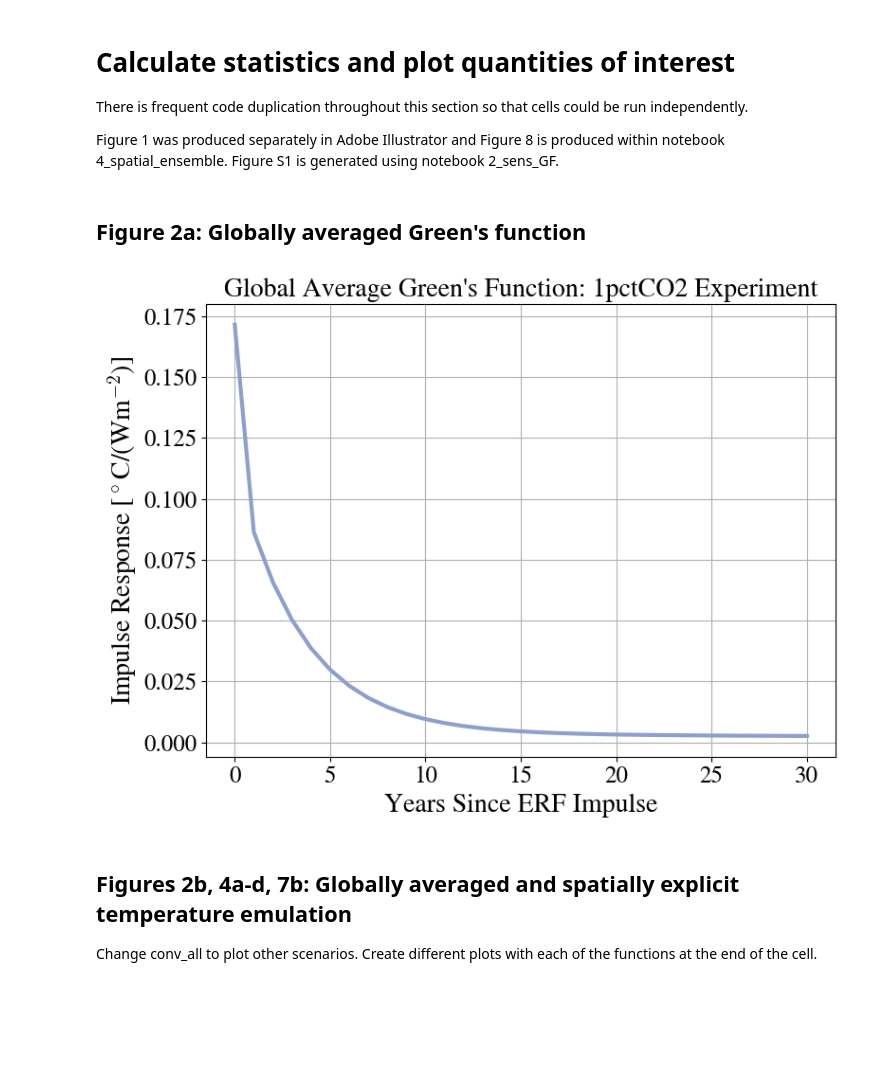
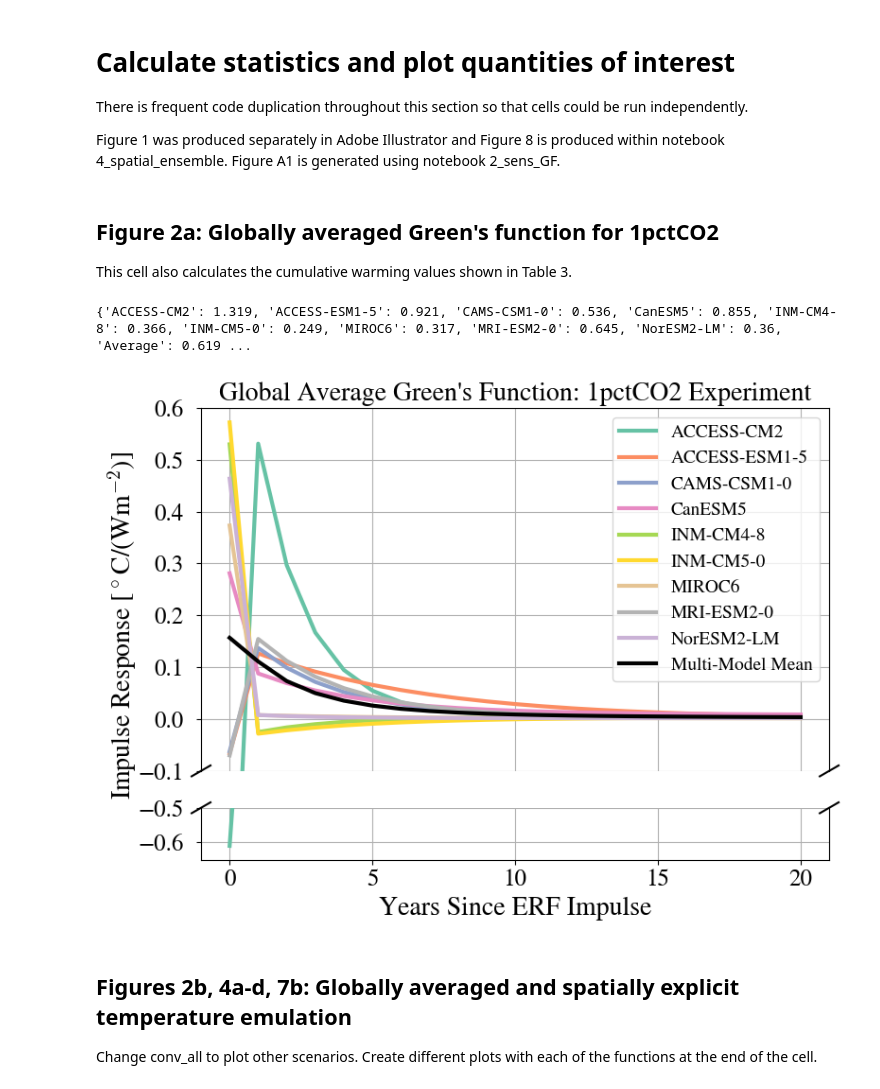
Before and after one commit to cbwomack/ERF_Greens, a Jupyter notebook: ERF_Emulator/3_paper_plots.ipynb, the cells around one changed output. Drawn from its saved outputs; the diff is of its cells as text; code cells hidden in the pictures; blank space fills up the shorter version.

```diff
--- a/ERF_Emulator/3_paper_plots.ipynb
+++ b/ERF_Emulator/3_paper_plots.ipynb
@@ -25,40 +25,89 @@ colors = prop_cycle.by_key()['color']
 # Calculate statistics and plot quantities of interest
 There is frequent code duplication throughout this section so that cells could be run independently.
 
-Figure 1 was produced separately in Adobe Illustrator and Figure 8 is produced within notebook 4_spatial_ensemble. Figure S1 is generated using notebook 2_sens_GF.
+Figure 1 was produced separately in Adobe Illustrator and Figure 8 is produced within notebook 4_spatial_ensemble. Figure A1 is generated using notebook 2_sens_GF.
 # %% [markdown]
-## Figure 2a: Globally averaged Green's function
+## Figure 2a: Globally averaged Green's function for 1pctCO2
+
+This cell also calculates the cumulative warming values shown in Table 3.
 # %%
 # Declare output paths and necesary variables
 output_path = ERFutils.path_to_ERF_outputs
 figure_path = ERFutils.path_to_figures
 save_fig = False
 A = ERFutils.A
 
 # Training data id
 train_id = '1pctCO2'
 
+# Store area under each curve
+area = {}
+
 # Import Green's functions
-G_ds_path = f'{output_path}GFs/G_{train_id}_mean_ds.nc4'
+G_ds_path = f'{output_path}GFs/G_{train_id}_multi_ds.nc4'
 G_ds = xr.open_dataset(G_ds_path)['G[tas]']
 G_ds.name = 'G'
 G_ds = G_ds.sel(year = slice(0,84))
 
-# Plot globally averaged Green's function
-fig, ax = plt.subplots(figsize = [8,6])
-ax.plot(G_ds.weighted(A).mean(dim = ['lat','lon']).values[0:31], linewidth=3, color=brewer2_light(2))
-ax.set_title(f'Global Average Green\'s Function: 1pctCO2 Experiment',fontsize=20)
-ax.tick_params(axis='both', which='major', labelsize=18)
-ax.set_xlabel('Years Since ERF Impulse',fontsize=20)
-ax.set_ylabel('Impulse Response [$^\circ$C/(Wm$^{-2}$)]',fontsize=20)
-plt.grid(True)
+time = np.arange(0,21)
+
+# Create the figure and two subplots
+fig, (ax1, ax2) = plt.subplots(2, 1, sharex=True, figsize = [8,6], gridspec_kw={'height_ratios': [7, 1]})
+
+for i, m in enumerate(sorted(list(ERFutils.model_set))):
+    response = G_ds.sel(model = m).weighted(A).mean(dim = ['lat','lon'])
+    area[m] = np.round(np.trapz(response.values),3)
+    ax1.plot(time, response.values[0:21], linewidth=3, color=brewer2_light(i), label=m)
+    ax2.plot(time, response.values[0:21], lw=3, color=brewer2_light(i))
+
+# Plot globally averaged Green's function)
+ax1.plot(G_ds.mean(dim = 'model').weighted(A).mean(dim = ['lat','lon']).values[0:21], linewidth=3, color='k', label='Multi-Model Mean')
+area['Average'] = np.round(np.trapz(G_ds.mean(dim = 'model').weighted(A).mean(dim = ['lat','lon']).values),3)
+ax1.legend(fontsize=14, loc = 'upper right')
+ax1.set_title(f'Global Average Green\'s Function: {train_id} Experiment',fontsize=20)
+
+ax1.tick_params(axis='both', which='major', labelsize=18)
+ax2.tick_params(axis='both', which='major', labelsize=18)
+ax2.set_xlabel('Years Since ERF Impulse',fontsize=20)
+ax1.set_ylabel('Impulse Response [$^\circ$C/(Wm$^{-2}$)]',fontsize=20)
+ax1.yaxis.set_label_coords(-0.1, 0.4)
+
+ax1.grid(True)
+ax2.grid(True)
+
+# Push the y-ticks away from the plot
+ax1.yaxis.set_tick_params(pad=10)
+ax2.yaxis.set_tick_params(pad=10)
+
+# Set y-axis limits with descending order for the top plot
+ax1.set_ylim(-0.1, 0.6)
+ax2.set_ylim(-0.65, -0.5)
+
+# Hide the spines between the two y-axes to create a visual "break"
+ax1.spines['bottom'].set_visible(False)
+ax2.spines['top'].set_visible(False)
+ax1.tick_params(bottom=False)  # Hide x-ticks on the upper plot
+
+# Add diagonal lines to show the break in the y-axis
+d = 0.015  # Diagonal line size
+kwargs = dict(transform=ax1.transAxes, color='k', clip_on=False)
+ax1.plot((-d, +d), (-d, +d), **kwargs)       # Top-left diagonal
+ax1.plot((1 - d, 1 + d), (-d, +d), **kwargs) # Top-right diagonal
+
+kwargs.update(transform=ax2.transAxes)
+ax2.plot((-d, +d), (1 - 7*d, 1 + 7*d), **kwargs)       # Bottom-left diagonal
+ax2.plot((1 - d, 1 + d), (1 - 7*d, 1 + 7*d), **kwargs) # Bottom-right diagonal
+
 fig.tight_layout()
+
+print(area)
 
 # Save figure as a .pdf
 if save_fig:
-    plt.savefig(f'{figure_path}global_GF_{train_id}_final.pdf', bbox_inches = 'tight', dpi = 500)
+    plt.savefig(f'{figure_path}global_multi_GF_{train_id}_final.pdf', bbox_inches = 'tight', dpi = 500)
 # %% [output]
+{'ACCESS-CM2': 1.319, 'ACCESS-ESM1-5': 0.921, 'CAMS-CSM1-0': 0.536, 'CanESM5': 0.855, 'INM-CM4-8': 0.366, 'INM-CM5-0': 0.249, 'MIROC6': 0.317, 'MRI-ESM2-0': 0.645, 'NorESM2-LM': 0.36, 'Average': 0.619 ...
-[figure, old version]
+[figure, new version]
 # %% [markdown]
 ## Figures 2b, 4a-d, 7b: Globally averaged and spatially explicit temperature emulation
 Change conv_all to plot other scenarios. Create different plots with each of the functions at the end of the cell.
```
Also changed, not shown: parts of 5 cells of this notebook, 5 other files.
